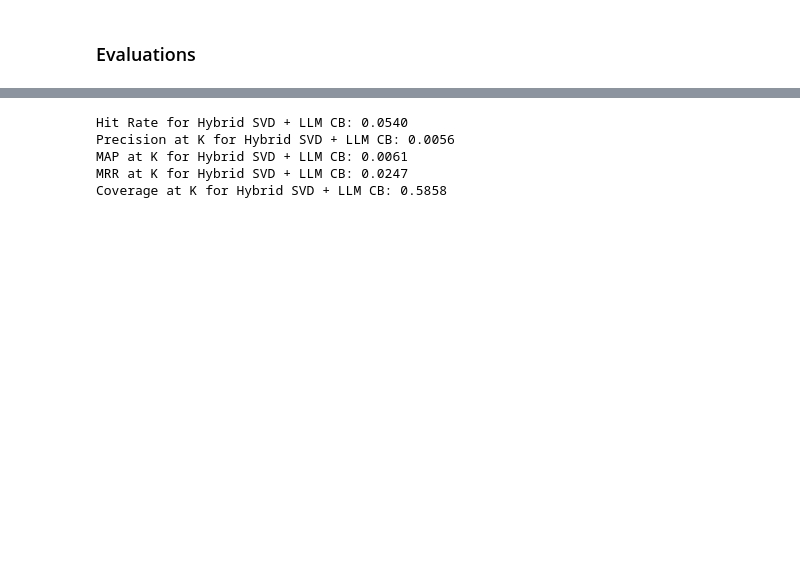
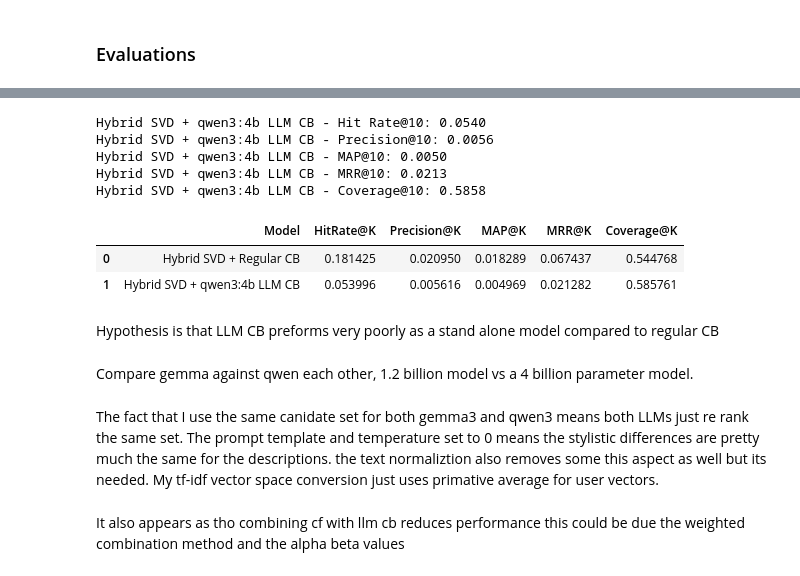
Before and after one commit to Armin-Irvije/Web-Recommender-Systems, a Jupyter notebook: week11.ipynb, the cells around one changed output, grey strips where cells are left out. Drawn from its saved outputs; the diff is of its cells as text; code cells hidden in the pictures; blank space fills up the shorter version.

Commit message:
modfied helper function, finished error analysis

```diff
--- a/week11.ipynb
+++ b/week11.ipynb
@@ -631,0 +709,14 @@ Coverage at K for Hybrid SVD + Regular CB: 0.4887
+# %%
+# evaluate hybrid SVD + regular CB
+results_hybrid_svd_cb = evaluate_hybrid_model(
+    test_df=test_df,
+    hybrid_df=hybrid_svd_cb,
+    hybrid_score_col="hybrid_svd_cb_rating",
+    model_label="Hybrid SVD + Regular CB",
+    k=10,
+    relevance_threshold=3,
+    user_col="user_id",
+    item_col="item_id",
+    rating_col="rating",
+)
+results_hybrid_svd_cb
@@ -632,19 +731,37 @@ Coverage at K for Hybrid SVD + Regular CB: 0.4887
 # %%
-# write same exact cell but for the hybrid SVD + LLM CB
-hr_hybrid_svd_cb_llm = eh.calculate_hit_rate(test_df=test_df, recommendations_df=hybrid_svd_cb_llm.rename(columns={"hybrid_svd_cb_llm_rating": "hybrid_rating"}),prediction_col="hybrid_rating",k=10,relevance_threshold=3,user_col="user_id",item_col="item_id",rating_col="rating")
-precision_hybrid_svd_cb_llm = eh.calculate_precision_at_k(test_df=test_df,  recommendations_df=hybrid_svd_cb_llm.rename(columns={"hybrid_svd_cb_llm_rating": "hybrid_rating"}),prediction_col="hybrid_rating",k=10,relevance_threshold=3,user_col="user_id",item_col="item_id",rating_col="rating")
-_ , map_hybrid_svd_cb_llm  = eh.calculate_map_at_k(test_df=test_df, recommendations_df=hybrid_svd_cb_llm.rename(columns={"hybrid_svd_cb_llm_rating": "hybrid_rating"}),prediction_col="hybrid_rating",k=10,relevance_threshold=3,user_col="user_id",item_col="item_id",rating_col="rating")
-mrr_hybrid_svd_cb_llm = eh.calculate_mrr_at_k(test_df=test_df, recommendations_df=hybrid_svd_cb_llm.rename(columns={"hybrid_svd_cb_llm_rating": "hybrid_rating"}),prediction_col="hybrid_rating",k=10,relevance_threshold=3,user_col="user_id",item_col="item_id",rating_col="rating")
-coverage_hybrid_svd_cb_llm = eh.calculate_coverage_at_k(test_df=test_df, recommendations_df=hybrid_svd_cb_llm.rename(columns={"hybrid_svd_cb_llm_rating": "hybrid_rating"}),prediction_col="hybrid_rating",k=10,user_col="user_id",item_col="item_id")
-# create a cleaner table printout
-print(f"Hit Rate for Hybrid SVD + LLM CB: {hr_hybrid_svd_cb_llm:.4f}")
-print(f"Precision at K for Hybrid SVD + LLM CB: {precision_hybrid_svd_cb_llm:.4f}")
-print(f"MAP at K for Hybrid SVD + LLM CB: {map_hybrid_svd_cb_llm:.4f}")
-print(f"MRR at K for Hybrid SVD + LLM CB: {mrr_hybrid_svd_cb_llm:.4f}")
-print(f"Coverage at K for Hybrid SVD + LLM CB: {coverage_hybrid_svd_cb_llm:.4f}")
+# evaluate hybrid SVD + Gemma LLM CB using the same reusable function
+results_hybrid_svd_cb_llm = evaluate_hybrid_model(
+    test_df=test_df,
+    hybrid_df=hybrid_svd_cb_llm,
+    hybrid_score_col="hybrid_svd_cb_llm_rating",
+    model_label=f"Hybrid SVD + {model_name} LLM CB",
+    k=10,
+    relevance_threshold=3,
+    user_col="user_id",
+    item_col="item_id",
+    rating_col="rating",
+)
+
+# optional side-by-side summary
+comparison_df = pd.concat([results_hybrid_svd_cb, results_hybrid_svd_cb_llm], ignore_index=True)
+comparison_df
 # %% [output]
-Hit Rate for Hybrid SVD + LLM CB: 0.0540
-Precision at K for Hybrid SVD + LLM CB: 0.0056
-MAP at K for Hybrid SVD + LLM CB: 0.0061
-MRR at K for Hybrid SVD + LLM CB: 0.0247
-Coverage at K for Hybrid SVD + LLM CB: 0.5858
+Hybrid SVD + qwen3:4b LLM CB - Hit Rate@10: 0.0540
+Hybrid SVD + qwen3:4b LLM CB - Precision@10: 0.0056
+Hybrid SVD + qwen3:4b LLM CB - MAP@10: 0.0050
+Hybrid SVD + qwen3:4b LLM CB - MRR@10: 0.0213
+Hybrid SVD + qwen3:4b LLM CB - Coverage@10: 0.5858
+|  | Model | HitRate@K | Precision@K | MAP@K | MRR@K | Coverage@K |
+| 0 | Hybrid SVD + Regular CB | 0.181425 | 0.020950 | 0.018289 | 0.067437 | 0.544768 |
+| 1 | Hybrid SVD + qwen3:4b LLM CB | 0.053996 | 0.005616 | 0.004969 | 0.021282 | 0.585761 |
+# %% [markdown]
+Hypothesis is that LLM CB preforms very poorly as a stand alone model compared to regular CB
+# %% [markdown]
+Compare gemma against qwen each other, 1.2 billion model vs a 4 billion parameter model.
+# %% [markdown]
+The fact that I use the same canidate set for both gemma3 and qwen3 means both LLMs just re rank the same set.
+The prompt template and temperature set to 0 means the stylistic differences are pretty much the same for the descriptions.
+the text normaliztion also removes some this aspect as well but its needed.
+My tf-idf vector space conversion just uses primative average for user vectors.
+# %% [markdown]
+It also appears as tho combining cf with llm cb reduces performance this could be due the weighted combination method and the alpha beta values
```
Also changed, not shown: parts of 12 cells of this notebook, 2 other files.
